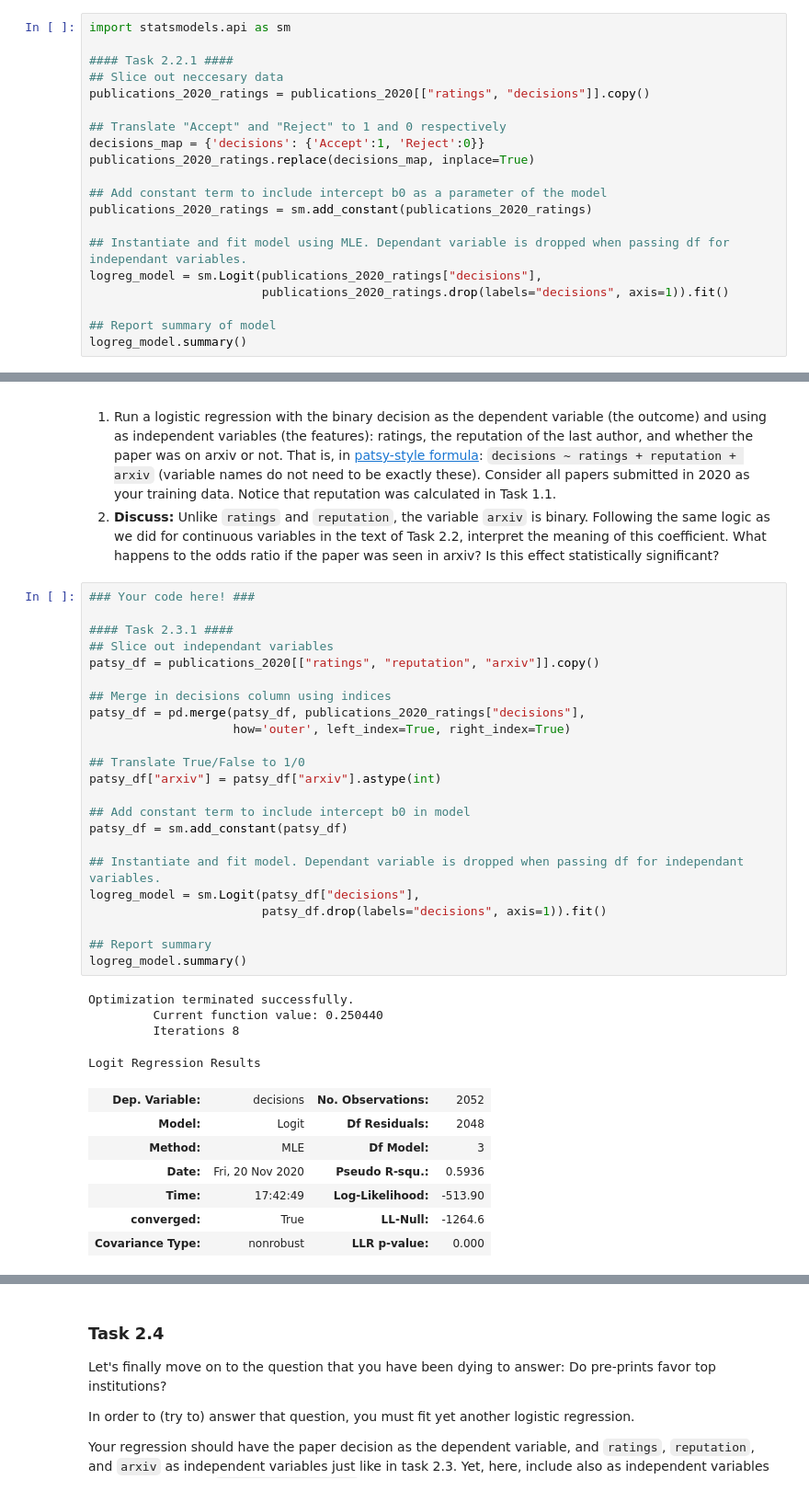
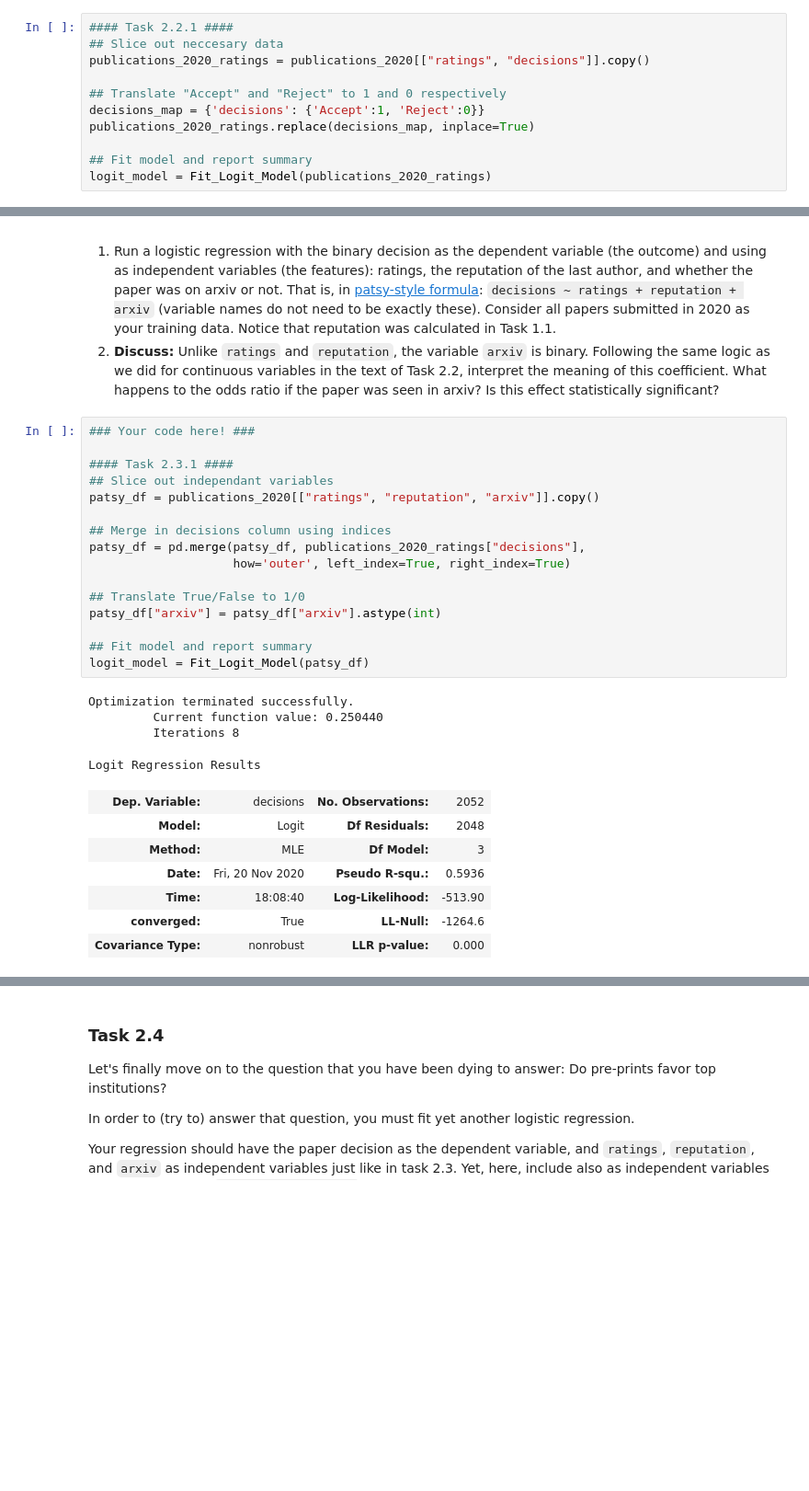
Before and after one commit to dust629/ada2020_teamwork, a Jupyter notebook: hw2.ipynb, the cells around one changed output, grey strips where cells are left out. Shown at 92% size. Saved outputs shown, nothing was run; the diff lists cells and outputs as text; blank space fills up the shorter version.

```diff
--- a/hw2.ipynb
+++ b/hw2.ipynb
@@ -808,6 +846,4 @@ Report the summary of your model.
 # %%
-import statsmodels.api as sm
-
 #### Task 2.2.1 ####
 ## Slice out neccesary data
 publications_2020_ratings = publications_2020[["ratings", "decisions"]].copy()
@@ -816,15 +852,8 @@ publications_2020_ratings = publications_2020[["ratings", "decisions"]].copy()
 decisions_map = {'decisions': {'Accept':1, 'Reject':0}}
 publications_2020_ratings.replace(decisions_map, inplace=True)
 
-## Add constant term to include intercept b0 as a parameter of the model
-publications_2020_ratings = sm.add_constant(publications_2020_ratings)
-
-## Instantiate and fit model using MLE. Dependant variable is dropped when passing df for independant variables.
-logreg_model = sm.Logit(publications_2020_ratings["decisions"],
-                        publications_2020_ratings.drop(labels="decisions", axis=1)).fit()
-
-## Report summary of model
-logreg_model.summary()
+## Fit model and report summary
+logit_model = Fit_Logit_Model(publications_2020_ratings)
 # %% [output]
 Optimization terminated successfully.
          Current function value: 0.251882
@@ -891,36 +920,29 @@ Notice that reputation was calculated in Task 1.1.
 # %%
 ### Your code here! ###
 
 #### Task 2.3.1 ####
 ## Slice out independant variables
 patsy_df = publications_2020[["ratings", "reputation", "arxiv"]].copy()
 
 ## Merge in decisions column using indices
 patsy_df = pd.merge(patsy_df, publications_2020_ratings["decisions"],
                     how='outer', left_index=True, right_index=True)
 
 ## Translate True/False to 1/0
 patsy_df["arxiv"] = patsy_df["arxiv"].astype(int)
 
-## Add constant term to include intercept b0 in model
-patsy_df = sm.add_constant(patsy_df)
-
-## Instantiate and fit model. Dependant variable is dropped when passing df for independant variables.
-logreg_model = sm.Logit(patsy_df["decisions"],
-                        patsy_df.drop(labels="decisions", axis=1)).fit()
-
-## Report summary
-logreg_model.summary()
+## Fit model and report summary
+logit_model = Fit_Logit_Model(patsy_df)
 # %% [output]
 Optimization terminated successfully.
          Current function value: 0.250440
          Iterations 8
 Logit Regression Results
 | Dep. Variable: | decisions | No. Observations: | 2052 |
 | Model: | Logit | Df Residuals: | 2048 |
 | Method: | MLE | Df Model: | 3 |
 | Date: | Fri, 20 Nov 2020 | Pseudo R-squ.: | 0.5936 |
-| Time: | 17:42:49 | Log-Likelihood: | -513.90 |
+| Time: | 18:08:40 | Log-Likelihood: | -513.90 |
 | converged: | True | LL-Null: | -1264.6 |
 | Covariance Type: | nonrobust | LLR p-value: | 0.000 |
 |  | coef | std err | z | P>|z| | [0.025 | 0.975] |
```
Also changed, not shown: parts of 35 cells of this notebook, 2 other files.
